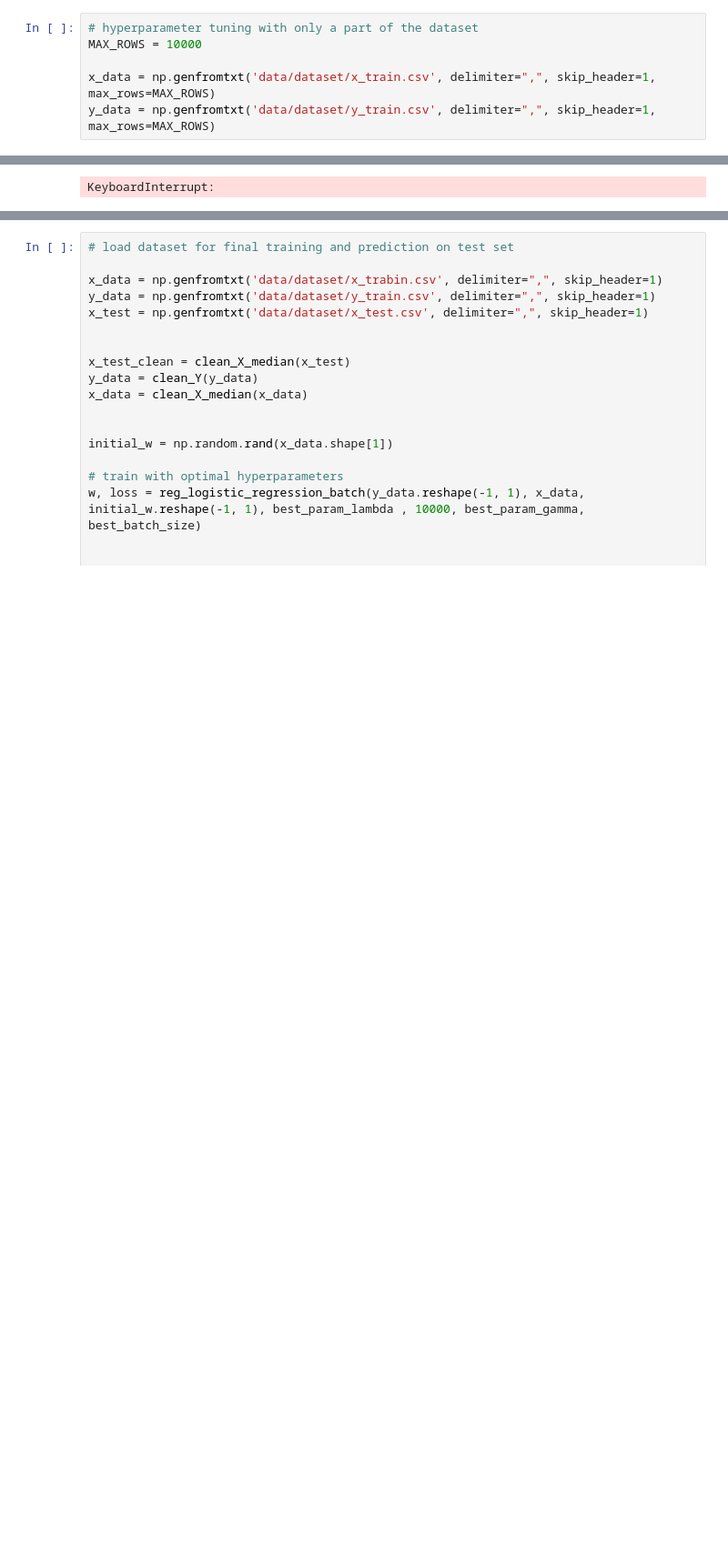
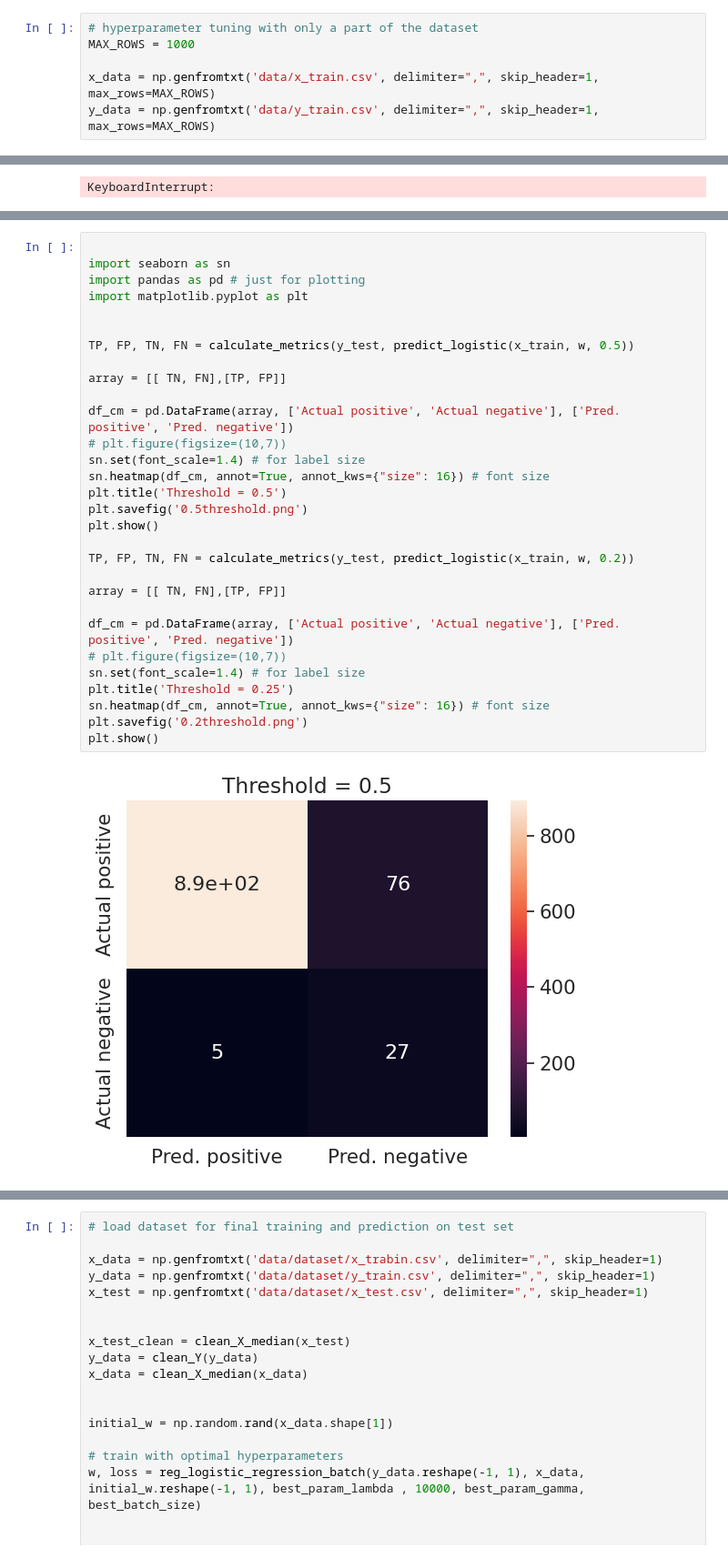
Before and after one commit to stefanoviel/ML_project_1, a Jupyter notebook: run_final.ipynb, the cells around one changed output, grey strips where cells are left out. Shown at 91% size. Cells and saved outputs as stored; diff of their text form; blank space fills up the shorter version.

```diff
--- a/run_final.ipynb
+++ b/run_final.ipynb
@@ -6,10 +6,10 @@ from utilities import *
 import matplotlib.pyplot as plt
 # %%
 # hyperparameter tuning with only a part of the dataset
-MAX_ROWS = 10000
+MAX_ROWS = 1000
 
-x_data = np.genfromtxt('data/dataset/x_train.csv', delimiter=",", skip_header=1, max_rows=MAX_ROWS)
-y_data = np.genfromtxt('data/dataset/y_train.csv', delimiter=",", skip_header=1, max_rows=MAX_ROWS)
+x_data = np.genfromtxt('data/x_train.csv', delimiter=",", skip_header=1, max_rows=MAX_ROWS)
+y_data = np.genfromtxt('data/y_train.csv', delimiter=",", skip_header=1, max_rows=MAX_ROWS)
 # %%
 # choose which type of cleaning is the best
 
@@ -173,0 +161,32 @@ f1_score, accuracy
+# %%
+
+import seaborn as sn
+import pandas as pd # just for plotting
+import matplotlib.pyplot as plt
+
+
+TP, FP, TN, FN = calculate_metrics(y_test, predict_logistic(x_train, w, 0.5))
+
+array = [[ TN, FN],[TP, FP]]
+
+df_cm = pd.DataFrame(array, ['Actual positive', 'Actual negative'], ['Pred. positive', 'Pred. negative'])
+# plt.figure(figsize=(10,7))
+sn.set(font_scale=1.4) # for label size
+sn.heatmap(df_cm, annot=True, annot_kws={"size": 16}) # font size
+plt.title('Threshold = 0.5')
+plt.savefig('0.5threshold.png')
+plt.show()
+
+TP, FP, TN, FN = calculate_metrics(y_test, predict_logistic(x_train, w, 0.2))
+
+array = [[ TN, FN],[TP, FP]]
+
+df_cm = pd.DataFrame(array, ['Actual positive', 'Actual negative'], ['Pred. positive', 'Pred. negative'])
+# plt.figure(figsize=(10,7))
+sn.set(font_scale=1.4) # for label size
+plt.title('Threshold = 0.25')
+sn.heatmap(df_cm, annot=True, annot_kws={"size": 16}) # font size
+plt.savefig('0.2threshold.png')
+plt.show()
+# %% [output]
+[figure, added]
```
Also changed, not shown: parts of 10 cells of this notebook, 1 other file.
